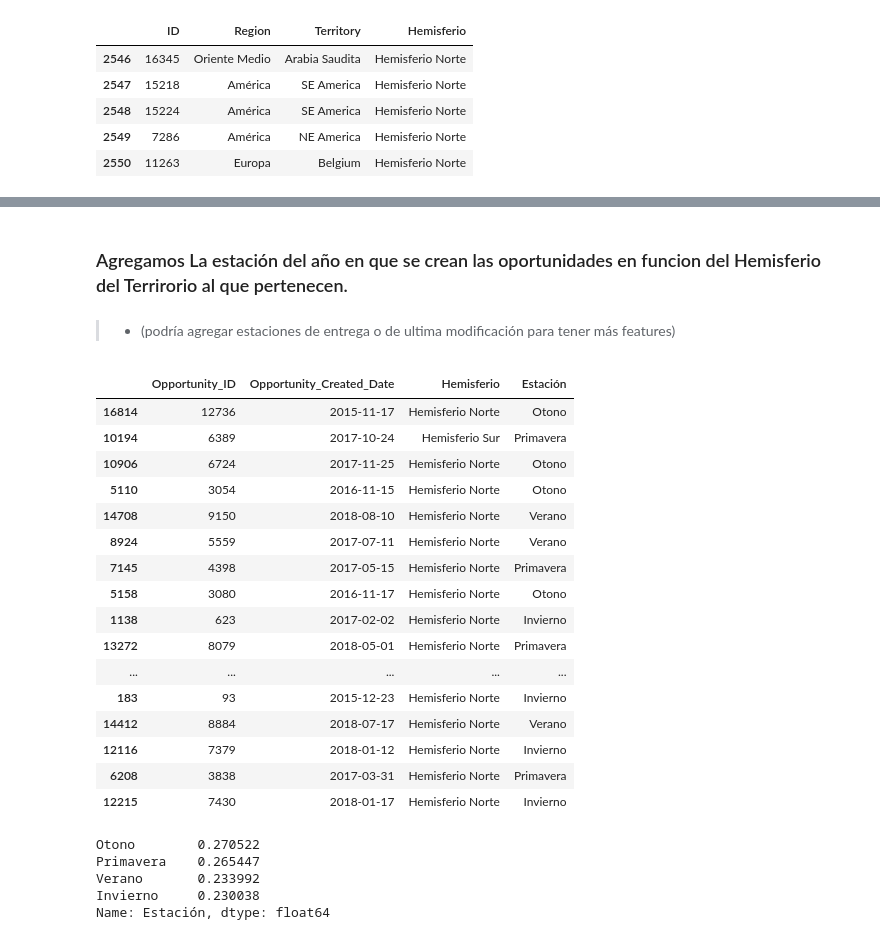
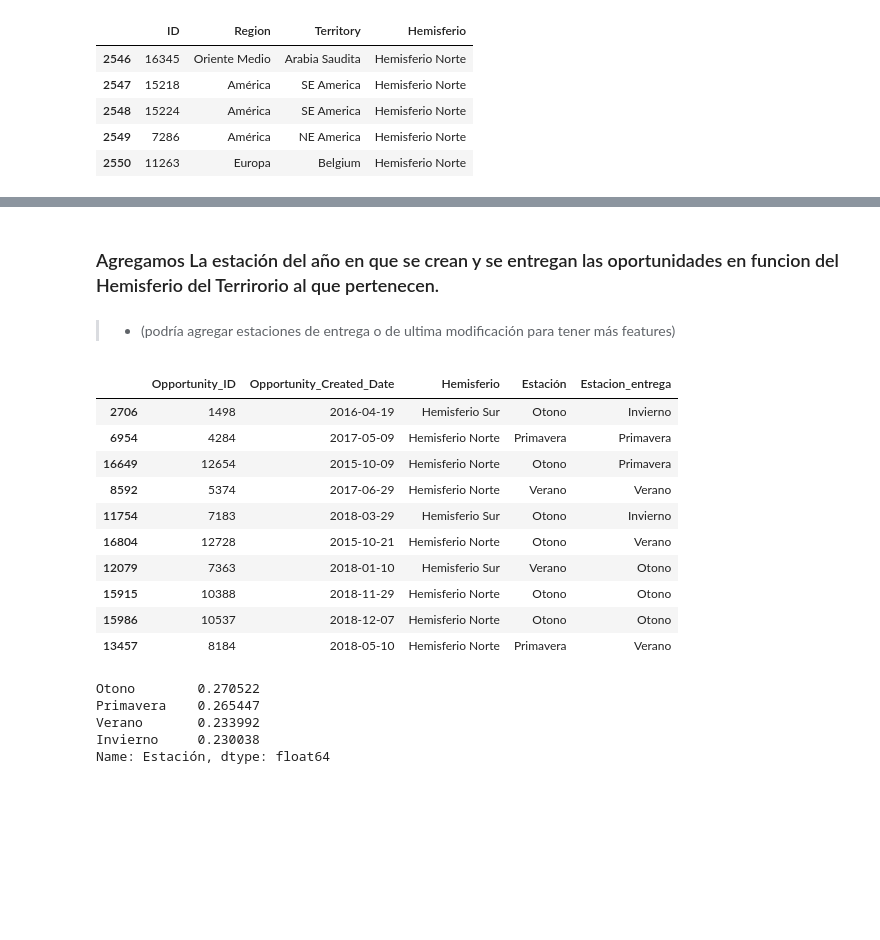
Before and after one commit to miguelAfonzalida/TP2_Orga_Datos_2C-2020, a Jupyter notebook: Preprocesamiento y Creacion de Features.ipynb, the cells around one changed output, grey strips where cells are left out. Saved outputs shown, nothing was run; the diff lists cells and outputs as text; code cells hidden in the pictures; blank space fills up the shorter version.

```diff
--- a/Preprocesamiento y Creacion de Features.ipynb
+++ b/Preprocesamiento y Creacion de Features.ipynb
@@ -340,10 +226,12 @@ set(train.Territory)
 # %% [markdown]
-### Agregamos La estación del año en que se crean las oportunidades en funcion del Hemisferio del Terrirorio al que pertenecen.
+### Agregamos La estación del año en que se crean y se entregan las oportunidades en funcion del Hemisferio del Terrirorio al que pertenecen.
 # %% [markdown]
 > * (podría agregar estaciones de entrega o de ultima modificación para tener más features)
 # %%
 train['Opportunity_Created_Date']=pd.to_datetime(train['Opportunity_Created_Date'])
 test['Opportunity_Created_Date']=pd.to_datetime(test['Opportunity_Created_Date'])
+train['Planned_Delivery_Start_Date']=pd.to_datetime(train['Planned_Delivery_Start_Date'])
+test['Planned_Delivery_Start_Date']=pd.to_datetime(test['Planned_Delivery_Start_Date'])
 # %%
 def encuentra_Estacion_N(date):
     year = str(date.year)
@@ -382,23 +270,28 @@ test.loc[test['Hemisferio']=='Hemisferio Norte','Estación'] = test.loc[test['He
 .map(encuentra_Estacion_N)
 test.loc[test['Hemisferio']=='Hemisferio Sur','Estación'] = test.loc[test['Hemisferio']=='Hemisferio Sur','Opportunity_Created_Date']\
 .map(encuentra_Estacion_S)
+
+
+train.loc[train['Hemisferio']=='Hemisferio Norte','Estacion_entrega'] = train.loc[train['Hemisferio']=='Hemisferio Norte','Planned_Delivery_Start_Date']\
+.map(encuentra_Estacion_N)
+train.loc[train['Hemisferio']=='Hemisferio Sur','Estacion_entrega'] = train.loc[train['Hemisferio']=='Hemisferio Sur','Planned_Delivery_Start_Date']\
+.map(encuentra_Estacion_S)
+
+test.loc[test['Hemisferio']=='Hemisferio Norte','Estacion_entrega'] = test.loc[test['Hemisferio']=='Hemisferio Norte','Planned_Delivery_Start_Date']\
+.map(encuentra_Estacion_N)
+test.loc[test['Hemisferio']=='Hemisferio Sur','Estacion_entrega'] = test.loc[test['Hemisferio']=='Hemisferio Sur','Planned_Delivery_Start_Date']\
+.map(encuentra_Estacion_S)
 # %%
-train[['Opportunity_ID','Opportunity_Created_Date','Hemisferio','Estación']].sample(50)
+train[['Opportunity_ID','Opportunity_Created_Date','Hemisferio','Estación','Estacion_entrega']].sample(10)
 # %% [output]
-|  | Opportunity_ID | Opportunity_Created_Date | Hemisferio | Estación |
-| 16814 | 12736 | 2015-11-17 | Hemisferio Norte | Otono |
-| 10194 | 6389 | 2017-10-24 | Hemisferio Sur | Primavera |
-| 10906 | 6724 | 2017-11-25 | Hemisferio Norte | Otono |
-| 5110 | 3054 | 2016-11-15 | Hemisferio Norte | Otono |
-| 14708 | 9150 | 2018-08-10 | Hemisferio Norte | Verano |
-| 8924 | 5559 | 2017-07-11 | Hemisferio Norte | Verano |
-| 7145 | 4398 | 2017-05-15 | Hemisferio Norte | Primavera |
-| 5158 | 3080 | 2016-11-17 | Hemisferio Norte | Otono |
-| 1138 | 623 | 2017-02-02 | Hemisferio Norte | Invierno |
-| 13272 | 8079 | 2018-05-01 | Hemisferio Norte | Primavera |
-| ... | ... | ... | ... | ... |
-| 183 | 93 | 2015-12-23 | Hemisferio Norte | Invierno |
-| 14412 | 8884 | 2018-07-17 | Hemisferio Norte | Verano |
-| 12116 | 7379 | 2018-01-12 | Hemisferio Norte | Invierno |
-| 6208 | 3838 | 2017-03-31 | Hemisferio Norte | Primavera |
-| 12215 | 7430 | 2018-01-17 | Hemisferio Norte | Invierno |
+|  | Opportunity_ID | Opportunity_Created_Date | Hemisferio | Estación | Estacion_entrega |
+| 2706 | 1498 | 2016-04-19 | Hemisferio Sur | Otono | Invierno |
+| 6954 | 4284 | 2017-05-09 | Hemisferio Norte | Primavera | Primavera |
+| 16649 | 12654 | 2015-10-09 | Hemisferio Norte | Otono | Primavera |
+| 8592 | 5374 | 2017-06-29 | Hemisferio Norte | Verano | Verano |
+| 11754 | 7183 | 2018-03-29 | Hemisferio Sur | Otono | Invierno |
+| 16804 | 12728 | 2015-10-21 | Hemisferio Norte | Otono | Verano |
+| 12079 | 7363 | 2018-01-10 | Hemisferio Sur | Verano | Otono |
+| 15915 | 10388 | 2018-11-29 | Hemisferio Norte | Otono | Otono |
+| 15986 | 10537 | 2018-12-07 | Hemisferio Norte | Otono | Otono |
+| 13457 | 8184 | 2018-05-10 | Hemisferio Norte | Primavera | Verano |
```
Also changed, not shown: parts of 44 cells of this notebook, 5 other files.
